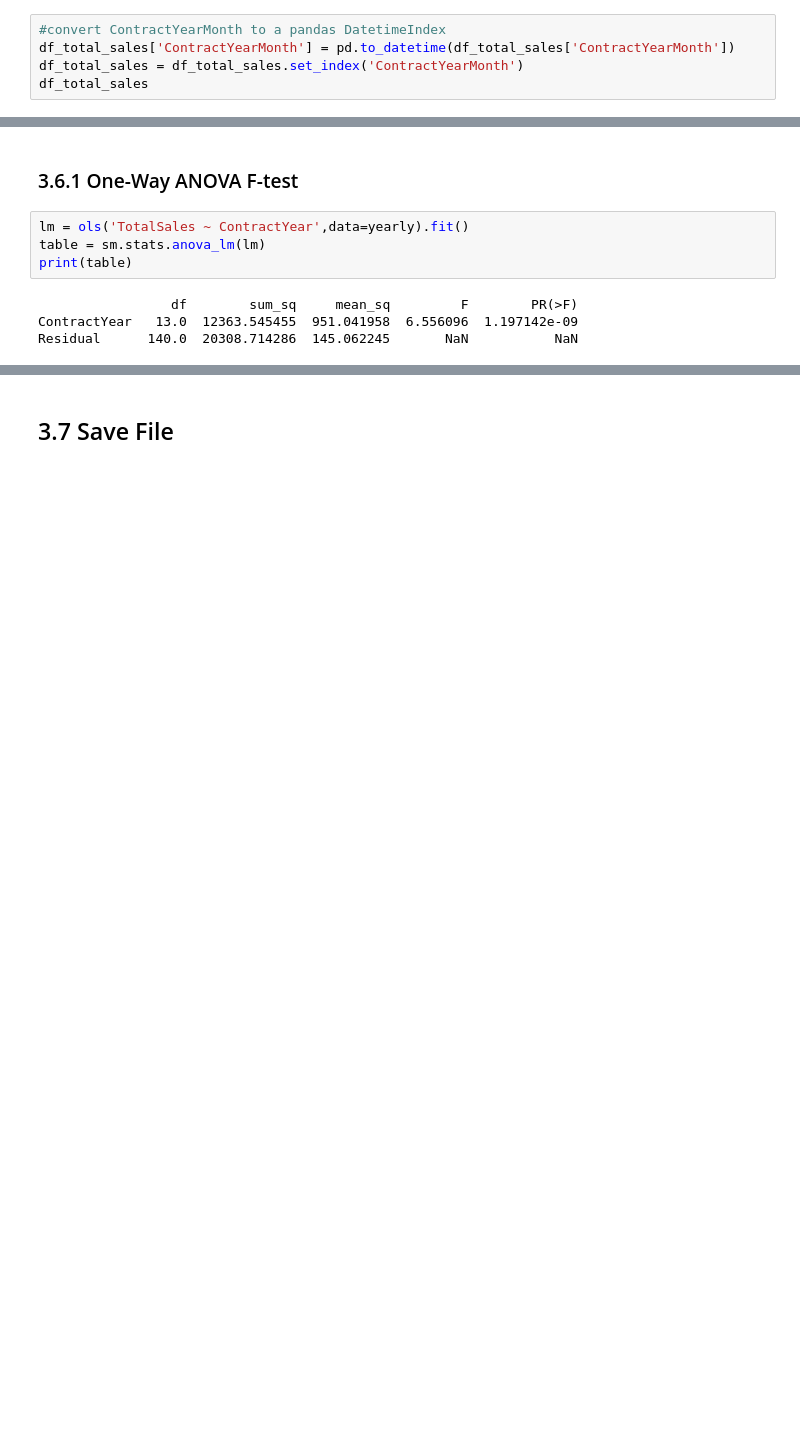
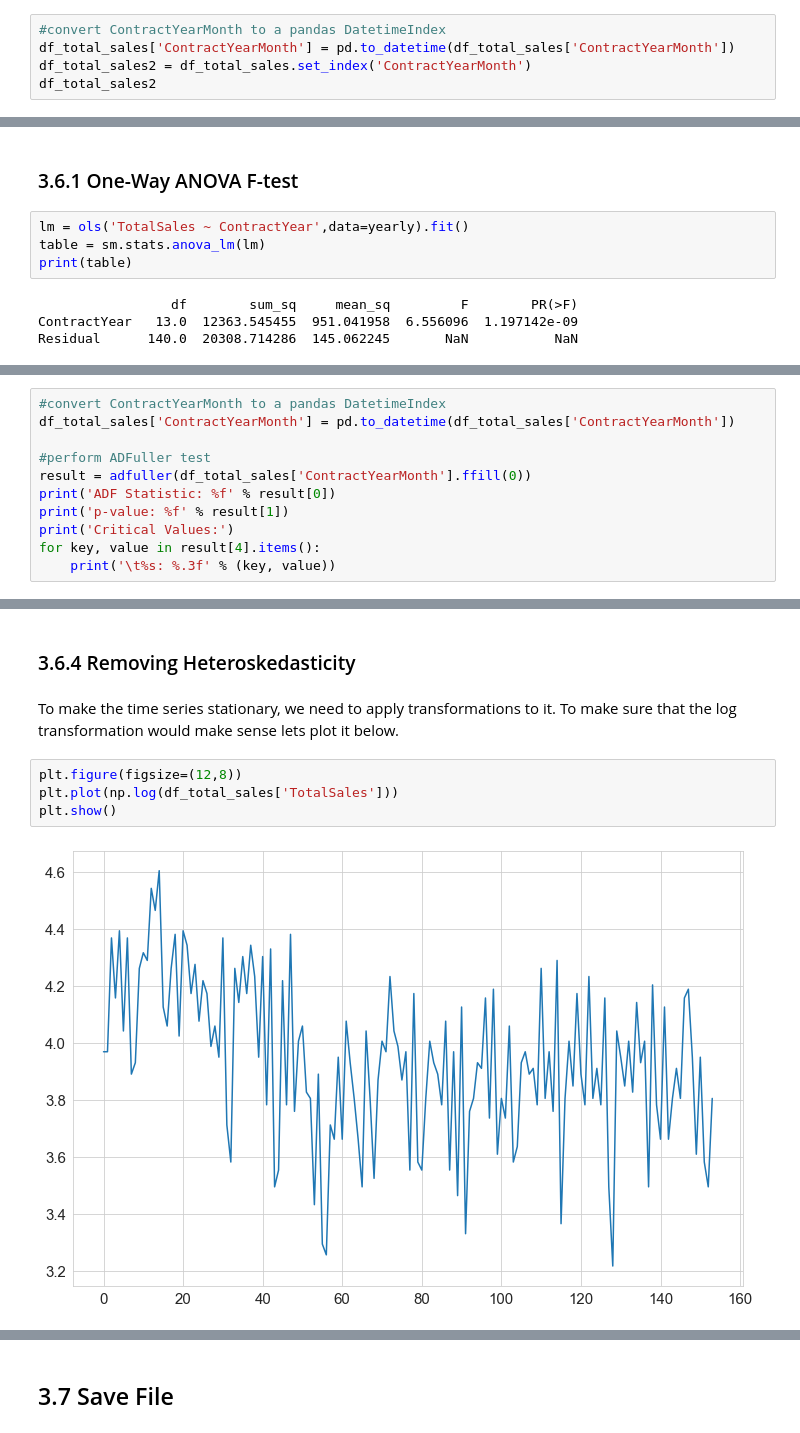
Before and after one commit to martell-n-tardy/Forecasting-with-a-Time-Series-Model-using-Python, a Jupyter notebook: notebooks/Exploratory Data Analysis.ipynb, the cells around one changed output, grey strips where cells are left out. Cells and saved outputs as stored; diff of their text form; blank space fills up the shorter version.

Commit message:
EDA statistical inference update

```diff
--- a/notebooks/Exploratory Data Analysis.ipynb
+++ b/notebooks/Exploratory Data Analysis.ipynb
@@ -206,8 +216,8 @@ Since the historical sales data above has a non-linear seasonality, meaning ther
 # %%
 #convert ContractYearMonth to a pandas DatetimeIndex
 df_total_sales['ContractYearMonth'] = pd.to_datetime(df_total_sales['ContractYearMonth'])
-df_total_sales = df_total_sales.set_index('ContractYearMonth')
-df_total_sales
+df_total_sales2 = df_total_sales.set_index('ContractYearMonth')
+df_total_sales2
 # %% [output]
 |  | TotalSales |
 | ContractYearMonth |  |
@@ -418,0 +463,11 @@ We can see now that 2005 was the strongest year for sales with an average of 72.
+# %%
+#convert ContractYearMonth to a pandas DatetimeIndex
+df_total_sales['ContractYearMonth'] = pd.to_datetime(df_total_sales['ContractYearMonth'])
+
+#perform ADFuller test
+result = adfuller(df_total_sales['ContractYearMonth'].ffill(0))
+print('ADF Statistic: %f' % result[0])
+print('p-value: %f' % result[1])
+print('Critical Values:')
+for key, value in result[4].items():
+    print('\t%s: %.3f' % (key, value))
@@ -418,0 +513,10 @@ We can see now that 2005 was the strongest year for sales with an average of 72.
+# %% [markdown]
+### 3.6.4 Removing Heteroskedasticity
+# %% [markdown]
+To make the time series stationary, we need to apply transformations to it. To make sure that the log transformation would make sense lets plot it below.
+# %%
+plt.figure(figsize=(12,8))
+plt.plot(np.log(df_total_sales['TotalSales']))
+plt.show()
+# %% [output]
+[figure, added]
```
Also changed, not shown: parts of 43 cells of this notebook.
